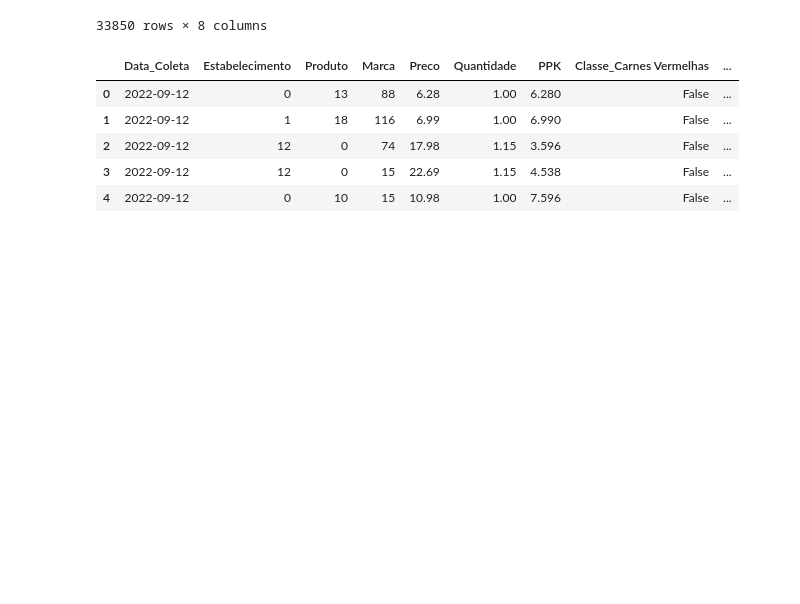
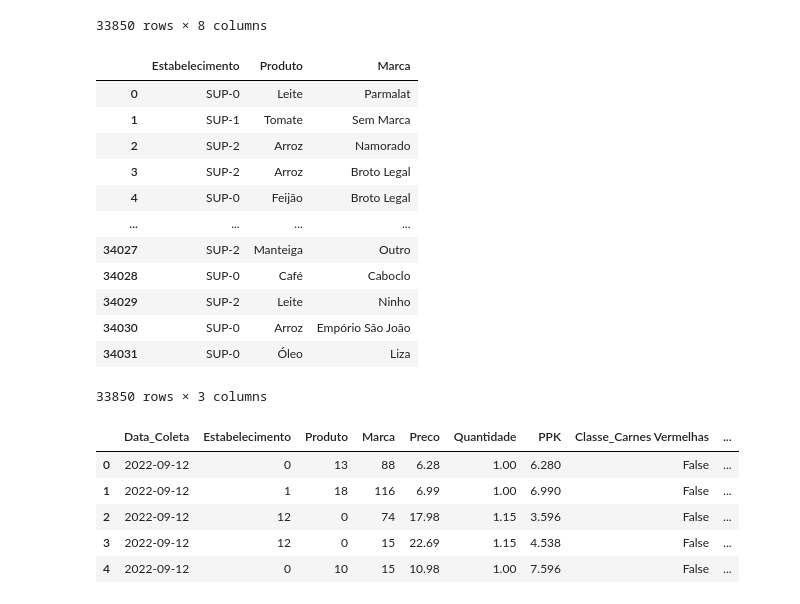
Before and after one commit to gusdorio/SupervisedExploration, a Jupyter notebook: statistical_analysis.ipynb, the cells around one changed output. Cells and saved outputs as stored; diff of their text form; code cells hidden in the pictures; blank space fills up the shorter version.

```diff
--- a/statistical_analysis.ipynb
+++ b/statistical_analysis.ipynb
@@ -566,6 +566,23 @@ df
 | 34030 | 2025-09-22 | SUP-0 | Arroz | Empório São João | 29.99 | 5.0 | 5.998000 | Grãos & Massas |
 | 34031 | 2025-09-22 | SUP-0 | Óleo | Liza | 7.95 | 0.9 | 8.833333 | Padaria & Cozinha |
 33850 rows × 8 columns
+# %%
+df_translate = df[['Estabelecimento', 'Produto', 'Marca']]
+df_translate
+# %% [output]
+|  | Estabelecimento | Produto | Marca |
+| 0 | SUP-0 | Leite | Parmalat |
+| 1 | SUP-1 | Tomate | Sem Marca |
+| 2 | SUP-2 | Arroz | Namorado |
+| 3 | SUP-2 | Arroz | Broto Legal |
+| 4 | SUP-0 | Feijão | Broto Legal |
+| ... | ... | ... | ... |
+| 34027 | SUP-2 | Manteiga | Outro |
+| 34028 | SUP-0 | Café | Caboclo |
+| 34029 | SUP-2 | Leite | Ninho |
+| 34030 | SUP-0 | Arroz | Empório São João |
+| 34031 | SUP-0 | Óleo | Liza |
+33850 rows × 3 columns
 # %%
 df_limpo.head()
 # %% [output]
```
Also changed, not shown: parts of 1 cell of this notebook, 2 other files.
